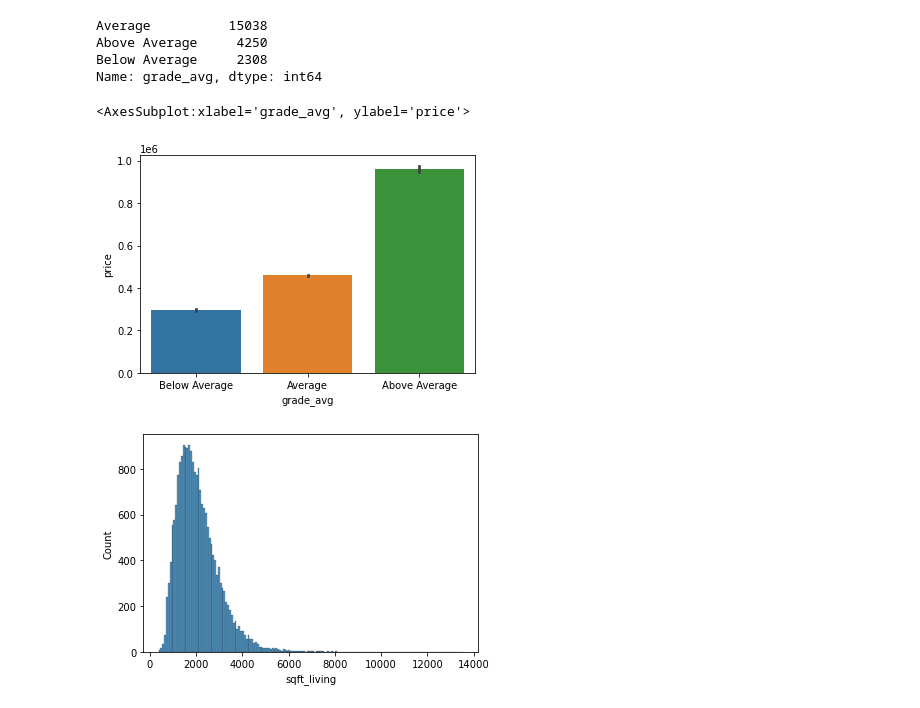
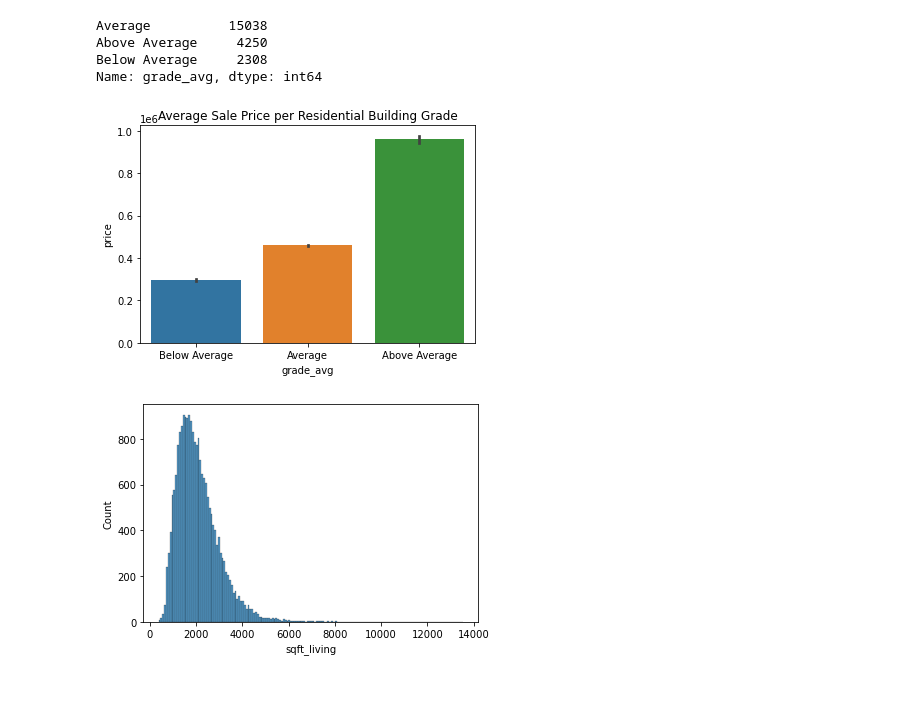
Before and after one commit to danielhlee4/HousingSalePricePrediction, a Jupyter notebook: HousingAnalysis.ipynb, the cells around one changed output. Drawn from its saved outputs; the diff is of its cells as text; code cells hidden in the pictures.

```diff
--- a/HousingAnalysis.ipynb
+++ b/HousingAnalysis.ipynb
@@ -529,9 +529,9 @@ Below Average     2308
 Name: grade_avg, dtype: int64
 # %%
 sns.barplot(x="grade_avg", y="price", data=df_grade, order=['Below Average','Average','Above Average'])
+plt.title('Average Sale Price per Residential Building Grade');
 # %% [output]
-<AxesSubplot:xlabel='grade_avg', ylabel='price'>
-[figure, old version]
+[figure, new version]
 # %%
 df_sqft = df.copy()
 # %%
```
Also changed, not shown: parts of 5 cells of this notebook, 1 other file.
